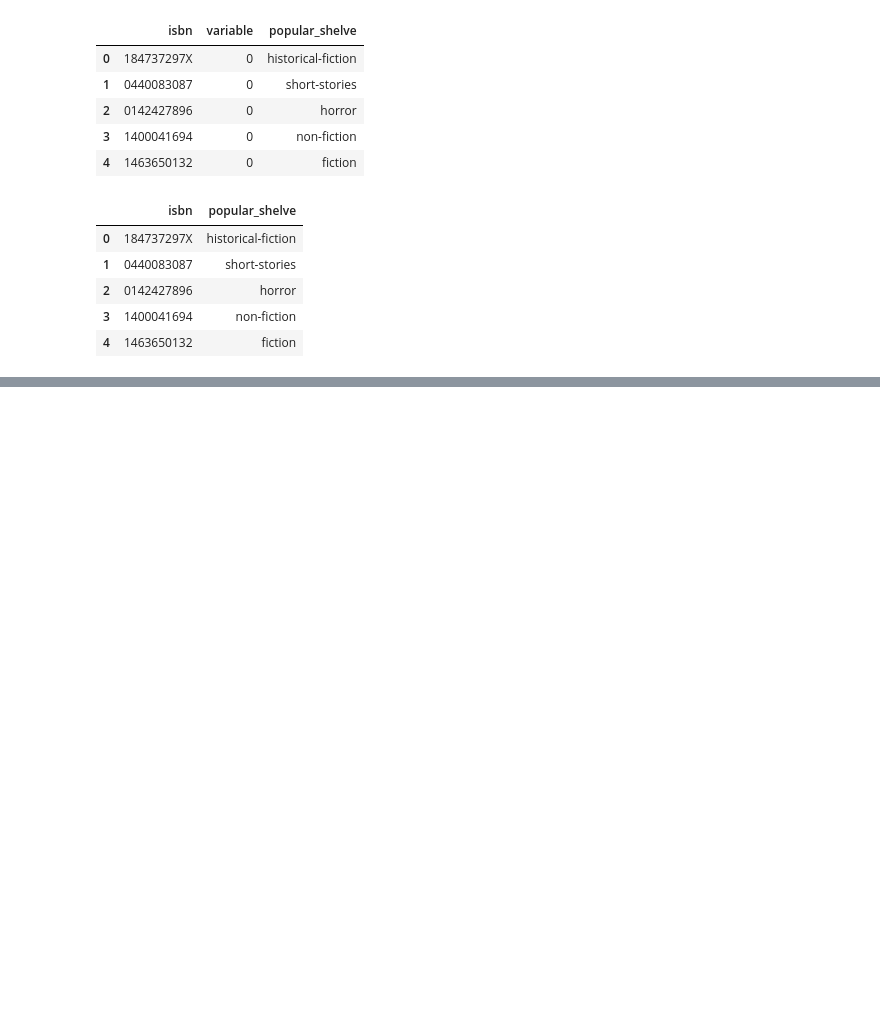
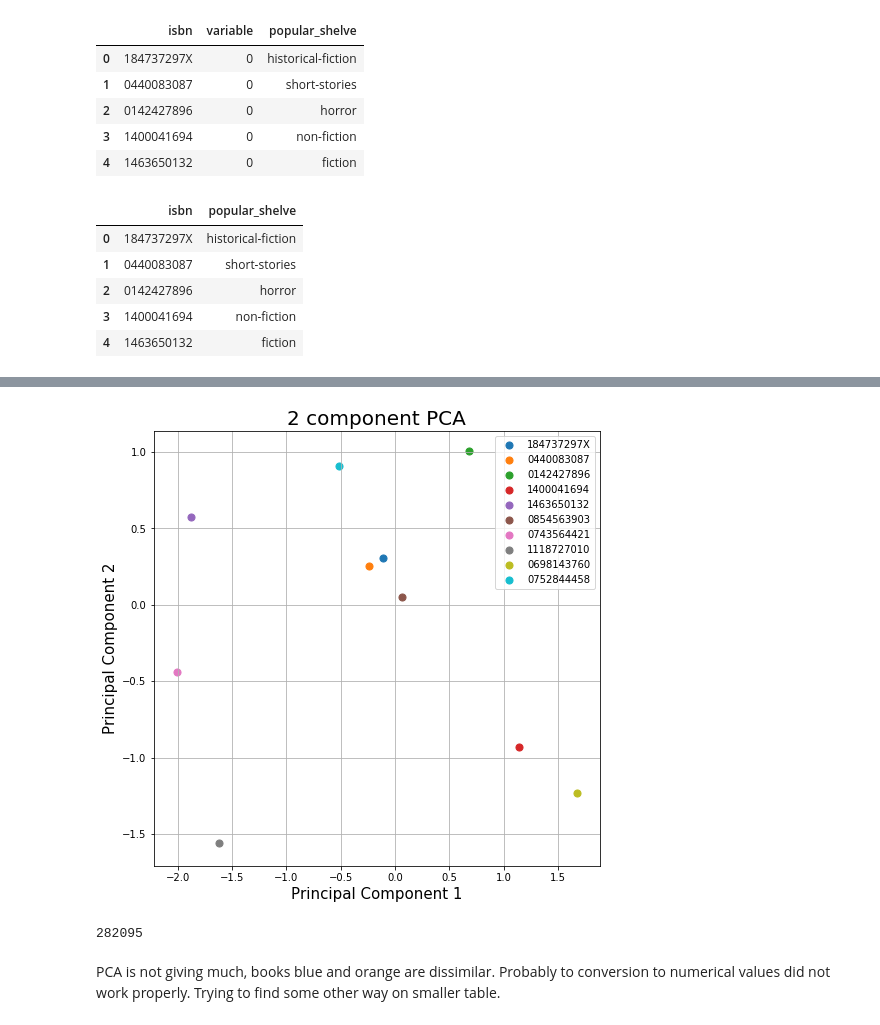
Before and after one commit to ychebaro/project_insight, a Jupyter notebook: cleaning.ipynb, the cells around one changed output, grey strips where cells are left out. Cells and saved outputs as stored; diff of their text form; code cells hidden in the pictures; blank space fills up the shorter version.

```diff
--- a/cleaning.ipynb
+++ b/cleaning.ipynb
@@ -415,0 +504,3 @@ df_dum1
+# %%
+tmp = ce_out.iloc[:, [0, 1, 2, 3, 4, 11]]
+tmp.head()
@@ -415,0 +514,43 @@ df_dum1
+# %%
+features = ['tag1', 'tag2', 'tag3', 'tag4']
+# Separating out the features
+x = tmp.loc[:, features].values
+
+# Separating out the target
+y = tmp.loc[:,['isbn']].values
+
+# Standardizing the features
+x = StandardScaler().fit_transform(x)
+# %%
+pca = PCA(n_components=2)
+principalComponents = pca.fit_transform(x)
+principalDf = pd.DataFrame(data = principalComponents
+             , columns = ['principal component 1', 'principal component 2'])
+# %%
+finalDf = pd.concat([principalDf, tmp[['isbn']]], axis = 1)
+# %%
+fig = plt.figure(figsize = (8,8))
+ax = fig.add_subplot(1,1,1)
+ax.set_xlabel('Principal Component 1', fontsize = 15)
+ax.set_ylabel('Principal Component 2', fontsize = 15)
+ax.set_title('2 component PCA', fontsize = 20)
+targets = tmp['isbn'].tolist()
+
+#colors = ['r', 'g', 'b']
+for target in targets[:10]:
+    indicesToKeep = finalDf['isbn'] == target
+    ax.scatter(finalDf.loc[indicesToKeep, 'principal component 1']
+               , finalDf.loc[indicesToKeep, 'principal component 2']
+               #, c = color
+               , s = 50)
+ax.legend(targets)
+ax.grid()
+# %% [output]
+[figure, added]
+# %%
+len(targets)
+# %% [output]
+282095
+# %% [markdown]
+PCA is not giving much, books blue and orange are dissimilar.
+Probably to conversion to numerical values did not work properly. Trying to find some other way on smaller table.
```
Also changed, not shown: parts of 24 cells of this notebook.
